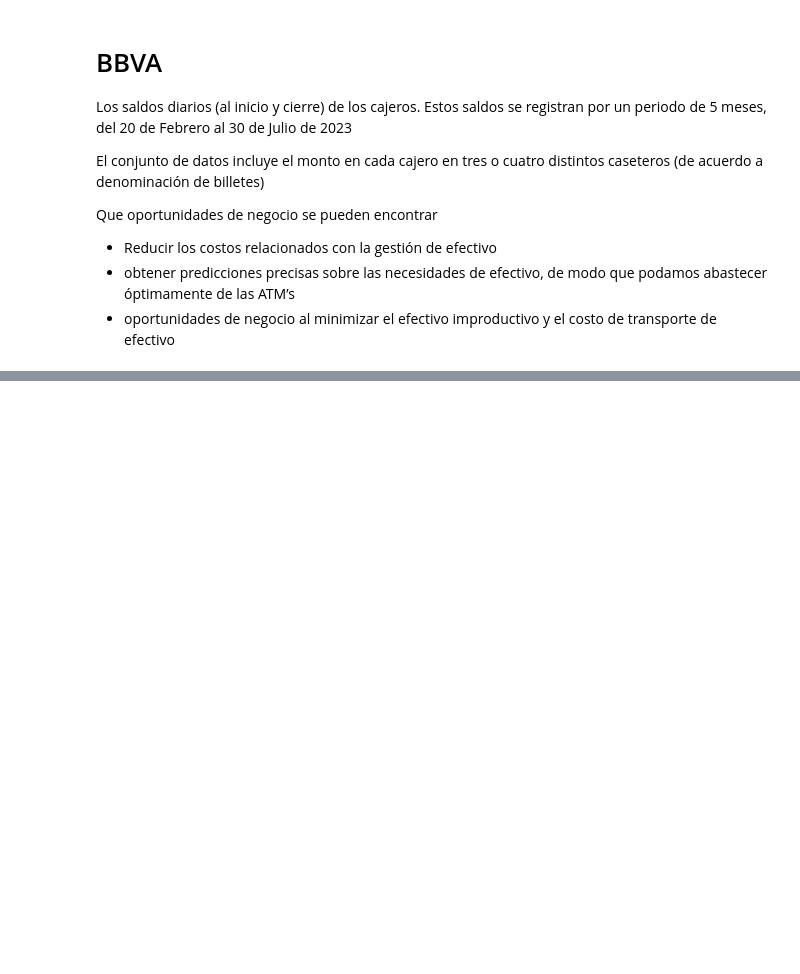
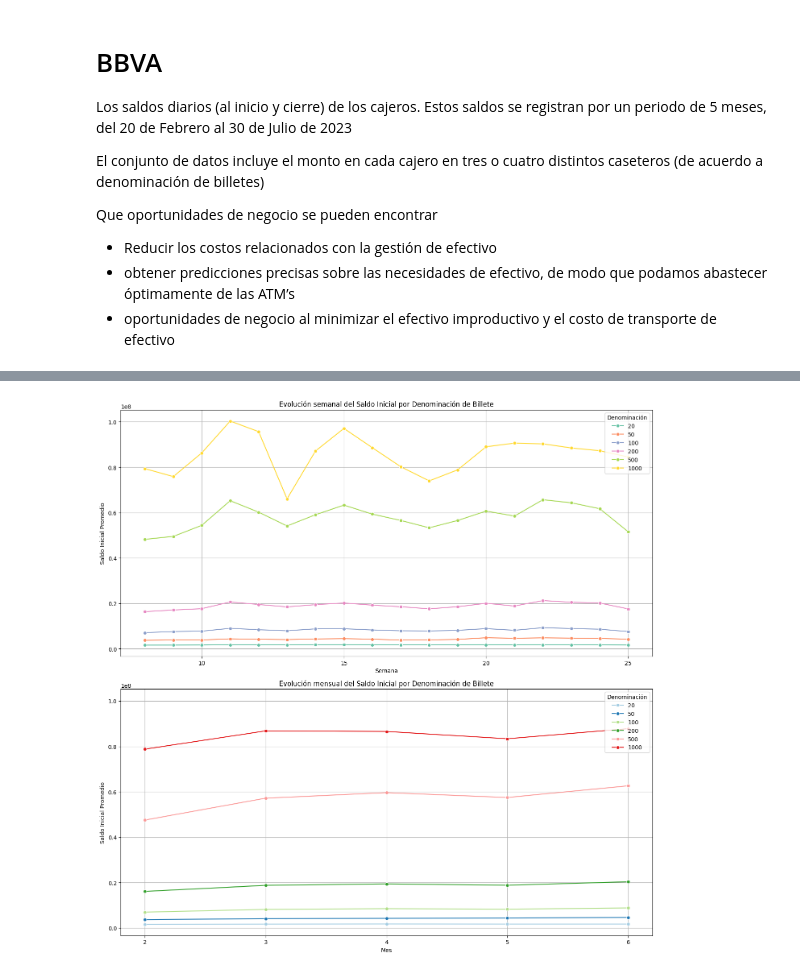
Before and after one commit to JairAmaro/Portafolio, a Jupyter notebook: BBVA ATMS/BBVA_ATMS.ipynb, the cells around one changed output, grey strips where cells are left out. Cells and saved outputs as stored; diff of their text form; code cells hidden in the pictures; blank space fills up the shorter version.

```diff
--- a/BBVA ATMS/BBVA_ATMS.ipynb
+++ b/BBVA ATMS/BBVA_ATMS.ipynb
@@ -65,0 +140,33 @@ test
+# %%
+# Agrupar por semana y denominación
+grouped_weekly = df.groupby(['SEMANA', 'DENOMINACION'])['SALDOINICIAL'].mean().reset_index()
+# Agruparpor mes y denominación
+grouped_monthly = df.groupby(['MES', 'DENOMINACION'])['SALDOINICIAL'].mean().reset_index()
+# %%
+# Crear los subplots
+fig, axes = plt.subplots(2, 1, figsize=(14, 14), sharey=True)
+
+# Gráfica de líneas para semanas
+sns.lineplot(data=grouped_weekly, x='SEMANA', y='SALDOINICIAL',
+                hue='DENOMINACION', marker='o',palette='Set2' ,ax=axes[0])
+axes[0].set_title('Evolución semanal del Saldo Inicial por Denominación de Billete')
+axes[0].set_xlabel('Semana')
+axes[0].set_ylabel('Saldo Inicial Promedio')
+axes[0].legend(title='Denominación')
+axes[0].grid(True)
+axes[0].xaxis.get_major_locator().set_params(integer=True)
+
+# Gráfica de líneas para meses
+sns.lineplot(data=grouped_monthly, x='MES', y='SALDOINICIAL',
+                hue='DENOMINACION', marker='o', palette='Paired', ax=axes[1])
+axes[1].set_title('Evolución mensual del Saldo Inicial por Denominación de Billete')
+axes[1].set_xlabel('Mes')
+axes[1].set_ylabel('Saldo Inicial Promedio')
+axes[1].legend(title='Denominación')
+axes[1].grid(True)
+axes[1].xaxis.get_major_locator().set_params(integer=True)  # Asegurar etiquetas enteras
+
+plt.tight_layout()
+plt.show()
+# %% [output]
+[figure, added]
```
Also changed, not shown: parts of 42 cells of this notebook.
